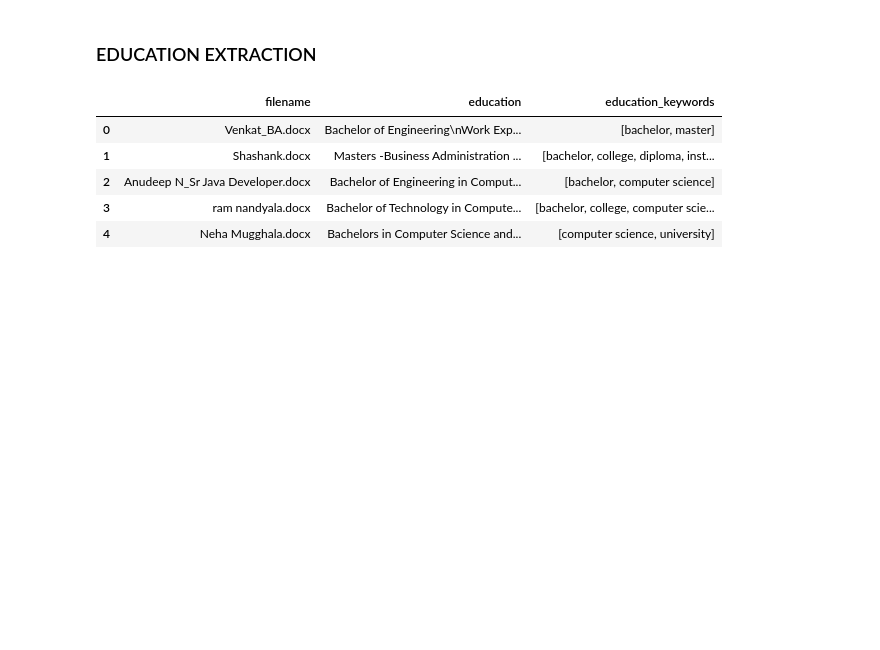
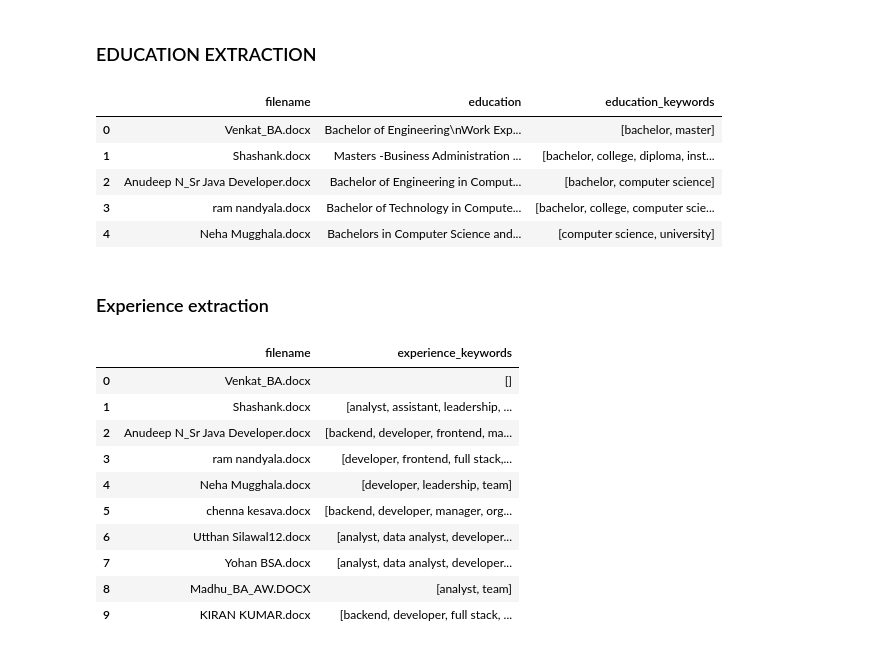
Before and after one commit to gracella12/ProjectPP_Kelompok4, a Jupyter notebook: pake-segmentasi.ipynb, the cells around one changed output. Cells and saved outputs as stored; diff of their text form; code cells hidden in the pictures; blank space fills up the shorter version.

Commit message:
add experience extraction

```diff
--- a/pake-segmentasi.ipynb
+++ b/pake-segmentasi.ipynb
@@ -540,3 +540,30 @@ df_resumes[["filename", "education", "education_keywords"]].head(5)
 | 2 | Anudeep N_Sr Java Developer.docx | Bachelor of Engineering in Comput... | [bachelor, computer science] |
 | 3 | ram nandyala.docx | Bachelor of Technology in Compute... | [bachelor, college, computer scie... |
 | 4 | Neha Mugghala.docx | Bachelors in Computer Science and... | [computer science, university] |
+# %% [markdown]
+### Experience extraction
+# %%
+EXPERIENCE_KEYWORDS = [
+    "intern", "internship", "developer", "engineer", "analyst",
+    "manager", "assistant", "research", "backend", "frontend",
+    "full stack", "data analyst", "software engineer", "project manager",
+    "leadership", "team", "organization", "volunteer"
+]
+# %%
+df_resumes["experience_keywords"] = df_resumes["experience"].apply(
+    lambda x: extract_keywords(x, EXPERIENCE_KEYWORDS)
+)
+# %%
+df_resumes[["filename", "experience_keywords"]].head(10)
+# %% [output]
+|  | filename | experience_keywords |
+| 0 | Venkat_BA.docx | [] |
+| 1 | Shashank.docx | [analyst, assistant, leadership, ... |
+| 2 | Anudeep N_Sr Java Developer.docx | [backend, developer, frontend, ma... |
+| 3 | ram nandyala.docx | [developer, frontend, full stack,... |
+| 4 | Neha Mugghala.docx | [developer, leadership, team] |
+| 5 | chenna kesava.docx | [backend, developer, manager, org... |
+| 6 | Utthan Silawal12.docx | [analyst, data analyst, developer... |
+| 7 | Yohan BSA.docx | [analyst, data analyst, developer... |
+| 8 | Madhu_BA_AW.DOCX | [analyst, team] |
+| 9 | KIRAN KUMAR.docx | [backend, developer, full stack, ... |
```
